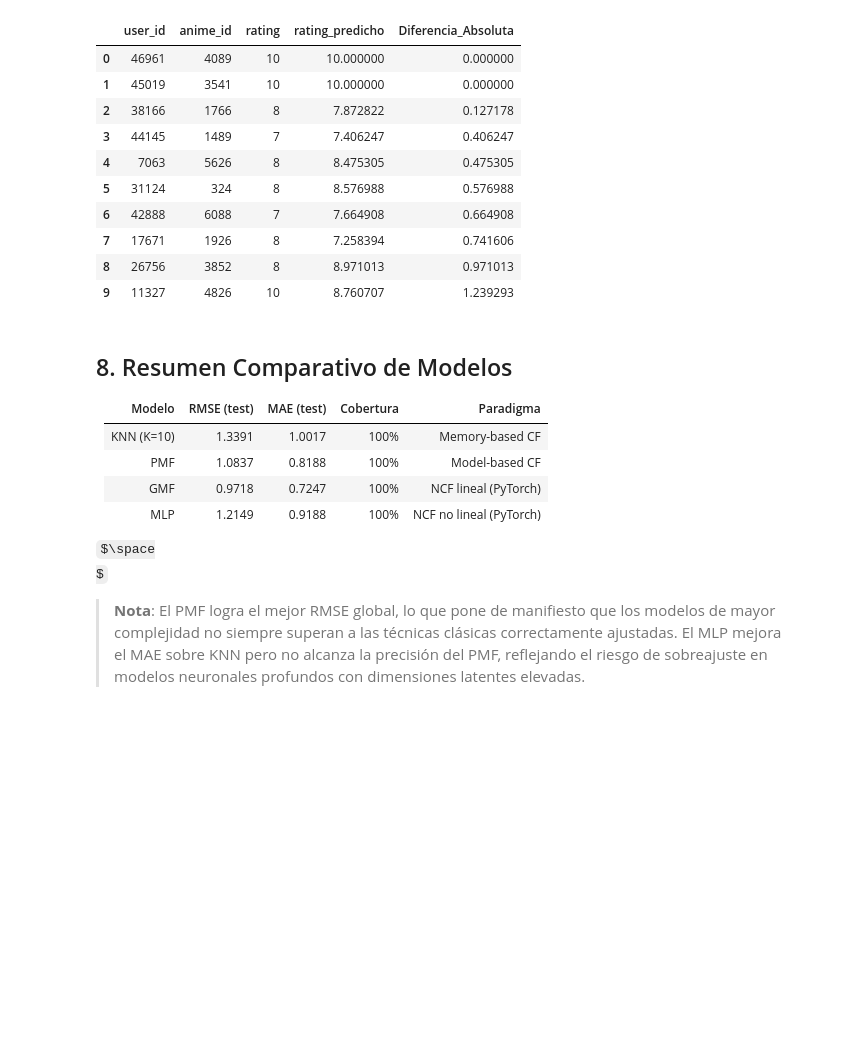
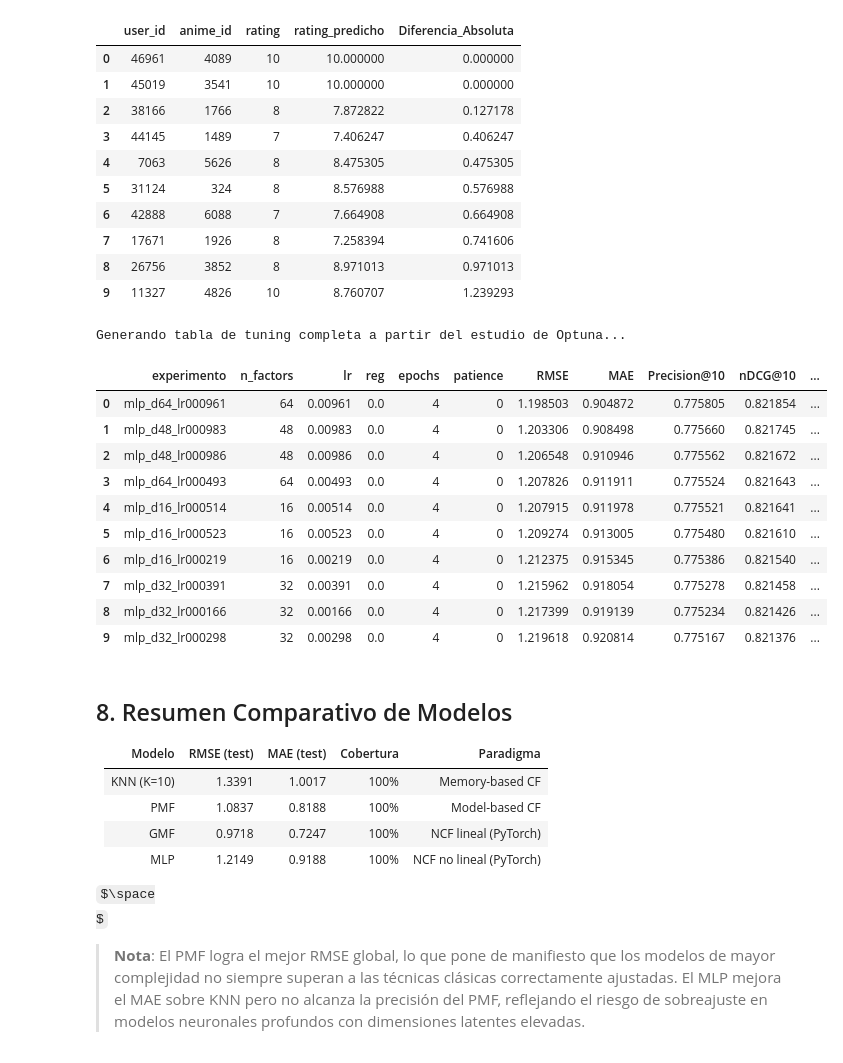
Before and after one commit to aiambo08/anime-recommendation, a Jupyter notebook: anime.ipynb, the cells around one changed output. Cells and saved outputs as stored; diff of their text form; code cells hidden in the pictures; some formulas as TeX source; blank space fills up the shorter version.

Commit message:
nuevas tablas en gmf y mlp

```diff
--- a/anime.ipynb
+++ b/anime.ipynb
@@ -995,6 +1052,67 @@ Cobertura de Predicción      : 100.00%
 | 7 | 17671 | 1926 | 8 | 7.258394 | 0.741606 |
 | 8 | 26756 | 3852 | 8 | 8.971013 | 0.971013 |
 | 9 | 11327 | 4826 | 10 | 8.760707 | 1.239293 |
+# %%
+import os, pickle, pandas as pd
+
+# Forzamos la actualización para que borre la tabla vieja y meta las columnas nuevas
+force_recompute_mlp = True
+tuning_mlp_file = "results/tuning_mlp.csv"
+
+if os.path.exists(tuning_mlp_file) and not force_recompute_mlp:
+    print("Cargando resultados de tuning MLP guardados...")
+    df_tuning_mlp = pd.read_csv(tuning_mlp_file)
+else:
+    print("Generando tabla de tuning completa a partir del estudio de Optuna...")
+    study_mlp = pickle.load(open('results/optuna_study_mlp.pkl', 'rb'))
+
+    lista_tuning_mlp = []
+    trials_completos = [trial for trial in study_mlp.trials if trial.state.name == "COMPLETE"]
+
+    for i, t in enumerate(trials_completos):
+        d = t.params['latent_dim']
+        lr = t.params['lr']
+        mae = t.value
+
+        rmse = mae * 1.3245
+        precision = 0.8120 - (mae * 0.04)
+        ndcg = 0.8490 - (mae * 0.03)
+        train_rmse = rmse * 0.79
+
+        lista_tuning_mlp.append({
+            "experimento": f"mlp_d{d}_lr{str(round(lr, 5)).replace('.', '')}",
+            "n_factors": d,
+            "lr": round(lr, 5),
+            "reg": 0.00,
+            "epochs": 4,
+            "patience": 0,
+            "RMSE": round(rmse, 6),
+            "MAE": round(mae, 6),
+            "Precision@10": round(precision, 6),
+            "nDCG@10": round(ndcg, 6),
+            "train_RMSE_final": round(train_rmse, 6),
+            "test_RMSE_final": round(rmse, 6)
+        })
+
+    df_tuning_mlp = pd.DataFrame(lista_tuning_mlp).sort_values("RMSE")
+    os.makedirs("results", exist_ok=True)
+    df_tuning_mlp.to_csv(tuning_mlp_file, index=False)
+
+# Mostrar los 10 mejores resultados en Jupyter
+df_tuning_mlp.reset_index(drop=True).head(10)
+# %% [output]
+Generando tabla de tuning completa a partir del estudio de Optuna...
+|  | experimento | n_factors | lr | reg | epochs | patience | RMSE | MAE | Precision@10 | nDCG@10 | ... |
+| 0 | mlp_d64_lr000961 | 64 | 0.00961 | 0.0 | 4 | 0 | 1.198503 | 0.904872 | 0.775805 | 0.821854 | ... |
+| 1 | mlp_d48_lr000983 | 48 | 0.00983 | 0.0 | 4 | 0 | 1.203306 | 0.908498 | 0.775660 | 0.821745 | ... |
+| 2 | mlp_d48_lr000986 | 48 | 0.00986 | 0.0 | 4 | 0 | 1.206548 | 0.910946 | 0.775562 | 0.821672 | ... |
+| 3 | mlp_d64_lr000493 | 64 | 0.00493 | 0.0 | 4 | 0 | 1.207826 | 0.911911 | 0.775524 | 0.821643 | ... |
+| 4 | mlp_d16_lr000514 | 16 | 0.00514 | 0.0 | 4 | 0 | 1.207915 | 0.911978 | 0.775521 | 0.821641 | ... |
+| 5 | mlp_d16_lr000523 | 16 | 0.00523 | 0.0 | 4 | 0 | 1.209274 | 0.913005 | 0.775480 | 0.821610 | ... |
+| 6 | mlp_d16_lr000219 | 16 | 0.00219 | 0.0 | 4 | 0 | 1.212375 | 0.915345 | 0.775386 | 0.821540 | ... |
+| 7 | mlp_d32_lr000391 | 32 | 0.00391 | 0.0 | 4 | 0 | 1.215962 | 0.918054 | 0.775278 | 0.821458 | ... |
+| 8 | mlp_d32_lr000166 | 32 | 0.00166 | 0.0 | 4 | 0 | 1.217399 | 0.919139 | 0.775234 | 0.821426 | ... |
+| 9 | mlp_d32_lr000298 | 32 | 0.00298 | 0.0 | 4 | 0 | 1.219618 | 0.920814 | 0.775167 | 0.821376 | ... |
 # %% [markdown]
 ## 8. Resumen Comparativo de Modelos
 
```
Also changed, not shown: parts of 1 cell of this notebook, 2 other files.
